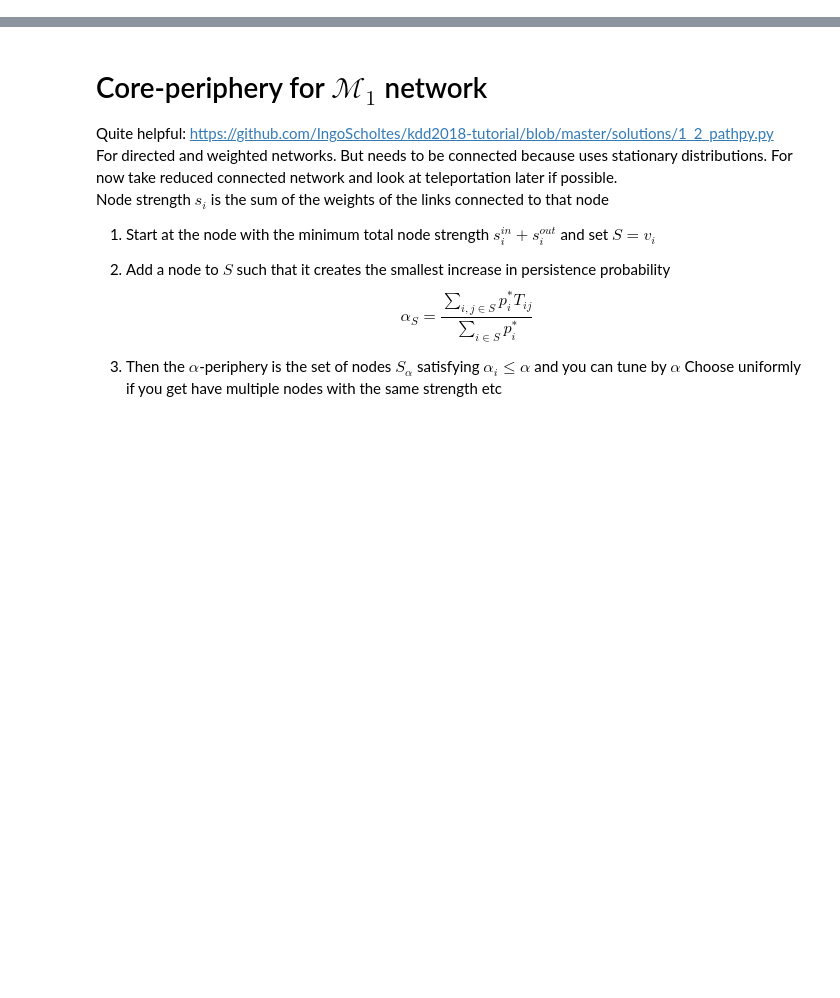
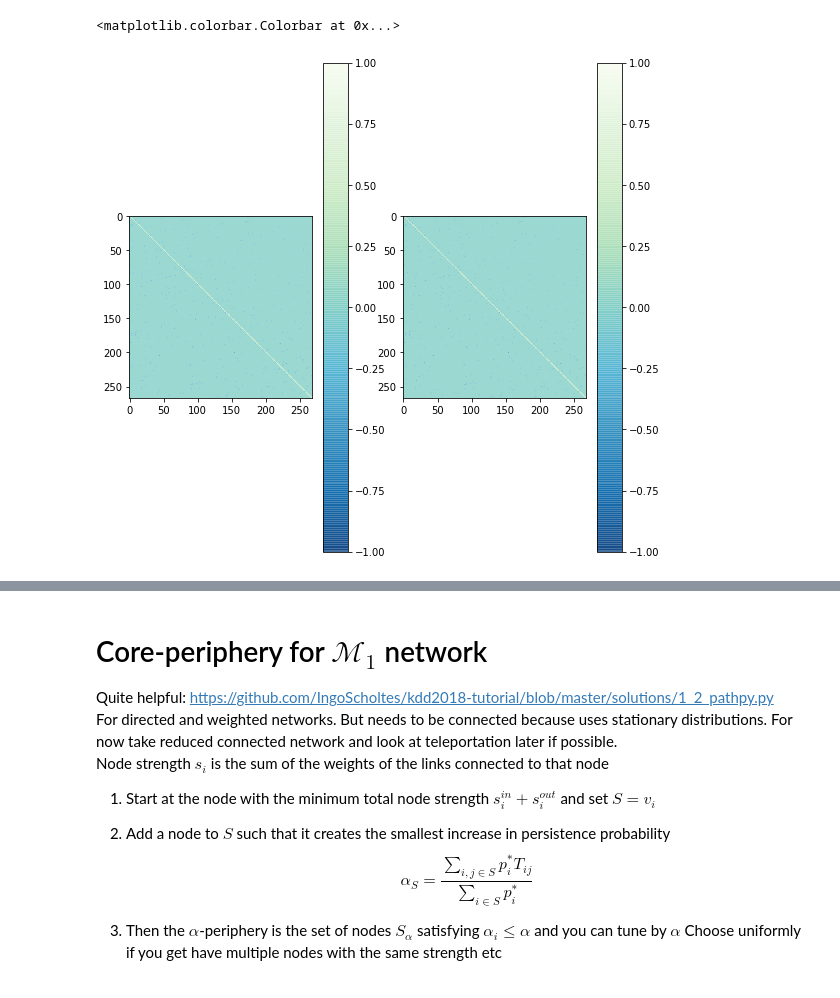
Before and after one commit to alisonpeard/MemoryNetworks, a Jupyter notebook: Pathpy 2 code/Dev .ipynb, the cells around one changed output, grey strips where cells are left out. Drawn from its saved outputs; the diff is of its cells as text; code cells hidden in the pictures; blank space fills up the shorter version.

```diff
--- a/Pathpy 2 code/Dev .ipynb
+++ b/Pathpy 2 code/Dev .ipynb
@@ -29,0 +185,13 @@ m2 = pp.HigherOrderNetwork(flight_paths, k=2)
+# %%
+# compare smart Laplacian with pathpy
+
+fig,ax=plt.subplots(1,2,figsize=(9,9))
+
+im1 = ax[0].imshow(smart_Laplacian(m1).todense(),cmap="GnBu_r",alpha=0.75)
+im2 = ax[1].imshow(np.eye(N)- m1.transition_matrix().transpose().todense(),cmap="GnBu_r",alpha=0.75)
+
+fig.colorbar(im1, ax=ax[0])
+fig.colorbar(im2, ax=ax[1])
+# %% [output]
+<matplotlib.colorbar.Colorbar at 0x...>
+[figure, added]
```
Also changed, not shown: parts of 39 cells of this notebook, 10 other files.
